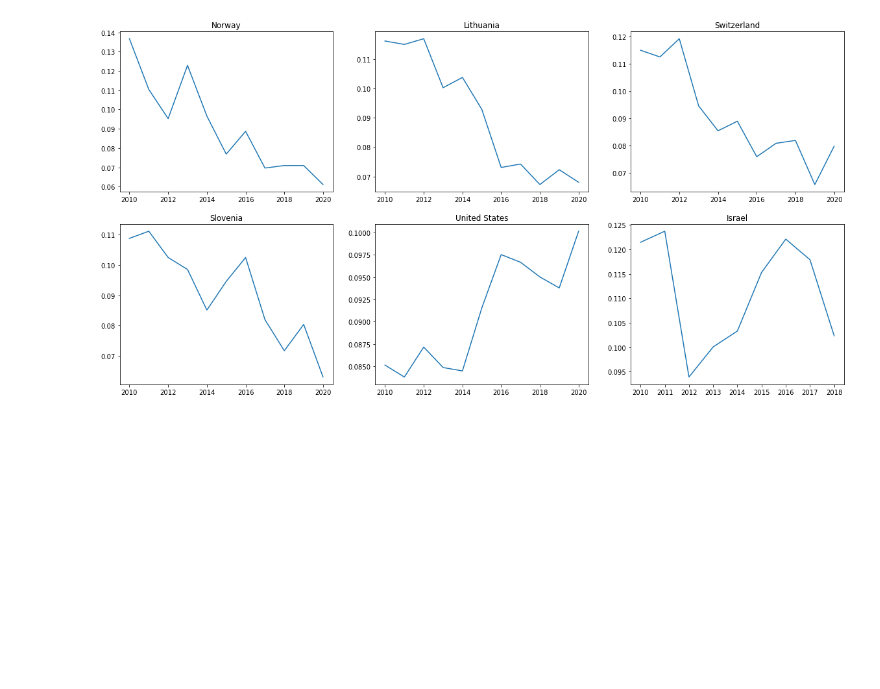
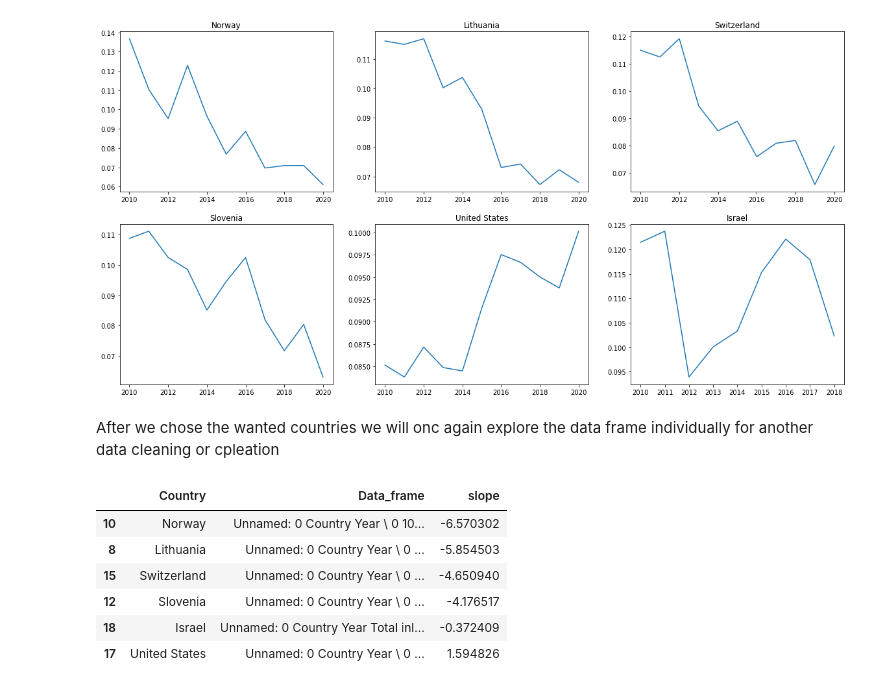
Before and after one commit to zeevSozin/data-science-project, a Jupyter notebook: EDA.ipynb, the cells around one changed output. Cells and saved outputs as stored; diff of their text form; code cells hidden in the pictures; blank space fills up the shorter version.

```diff
--- a/EDA.ipynb
+++ b/EDA.ipynb
@@ -156,3 +156,18 @@ ax6=plt.subplot(236)
 ax6.plot=plotOfKilled("Israel")
 # %% [output]
 [figure]
+# %% [markdown]
+After we chose the wanted countries we will onc again explore the data frame individually for another data cleaning or cpleation
+# %%
+chosenCountries=['Norway','Lithuania','Switzerland','Slovenia','United States','Israel']
+countryDfs=CountryVS_Dfs[CountryVS_Dfs["Country"].isin(chosenCountries)]
+# %%
+countryDfs
+# %% [output]
+|  | Country | Data_frame | slope |
+| 10 | Norway | Unnamed: 0 Country Year \ 0 10... | -6.570302 |
+| 8 | Lithuania | Unnamed: 0 Country Year \ 0 ... | -5.854503 |
+| 15 | Switzerland | Unnamed: 0 Country Year \ 0 ... | -4.650940 |
+| 12 | Slovenia | Unnamed: 0 Country Year \ 0 ... | -4.176517 |
+| 18 | Israel | Unnamed: 0 Country Year Total inl... | -0.372409 |
+| 17 | United States | Unnamed: 0 Country Year \ 0 ... | 1.594826 |
```
Also changed, not shown: parts of 27 cells of this notebook, 2 other files.
